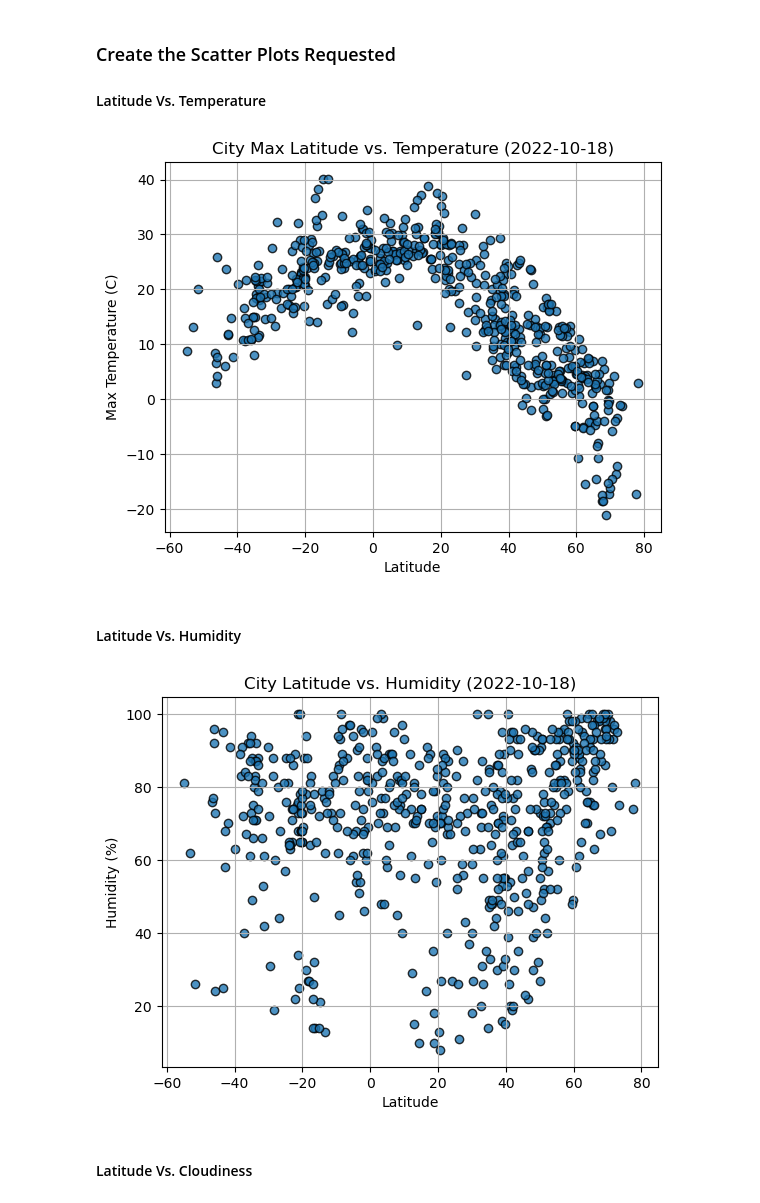
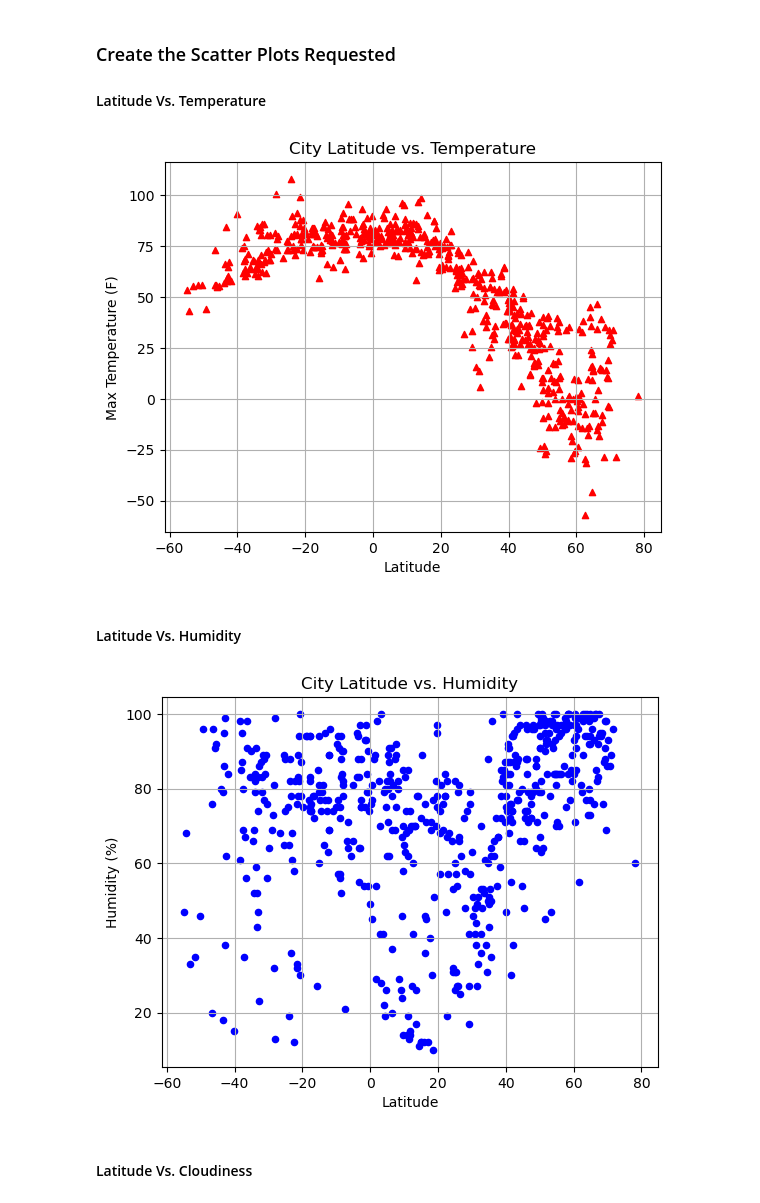
Before and after one commit to blanc88/pythonapi-challenge, a Jupyter notebook: WeatherPy/WeatherPy copy.ipynb, the cells around one changed output. Drawn from its saved outputs; the diff is of its cells as text; code cells hidden in the pictures.

```diff
--- a/WeatherPy/WeatherPy copy.ipynb
+++ b/WeatherPy/WeatherPy copy.ipynb
@@ -192,6 +200,6 @@ city_data_df.to_csv("output_data/cities.csv", index_label="City_ID")
 # %%
 # Read saved data
-city_data_df = pd.read_csv("output_data/cities.csv", index_col="City_ID")
+city_data_df = pd.read_csv("../output_data/cities.csv", index_col="City_ID")
 
 # Display sample data
 city_data_df.head()
@@ -209,34 +217,40 @@ city_data_df.head()
 #### Latitude Vs. Temperature
 # %%
 # Build scatter plot for latitude vs. temperature
-# YOUR CODE HERE
+city_data_df.plot.scatter(x = 'Lat', y = 'Max Temp', marker='^', color='red')
 
 # Incorporate the other graph properties
-# YOUR CODE HERE
+plt.title('City Latitude vs. Temperature')
+plt.xlabel('Latitude')
+plt.ylabel('Max Temperature (F)')
+plt.grid(True)
 
 # Save the figure
-plt.savefig("output_data/Fig1.png")
+plt.savefig("../output_data/Fig1.png")
 
 # Show plot
 plt.show()
 # %% [output]
-[figure, old version]
+[figure, new version]
 # %% [markdown]
 #### Latitude Vs. Humidity
 # %%
 # Build the scatter plots for latitude vs. humidity
-# YOUR CODE HERE
+city_data_df.plot.scatter(x = 'Lat', y = 'Humidity', marker = 'o', color = 'blue')
 
 # Incorporate the other graph properties
-# YOUR CODE HERE
+plt.title('City Latitude vs. Humidity')
+plt.xlabel('Latitude')
+plt.ylabel('Humidity (%)')
+plt.grid(True)
 
 # Save the figure
-plt.savefig("output_data/Fig2.png")
+plt.savefig("../output_data/Fig2.png")
 
 # Show plot
 plt.show()
 # %% [output]
-[figure, old version]
+[figure, new version]
 # %% [markdown]
 #### Latitude Vs. Cloudiness
 # %%
```
Also changed, not shown: parts of 32 cells of this notebook, 9 other files.
